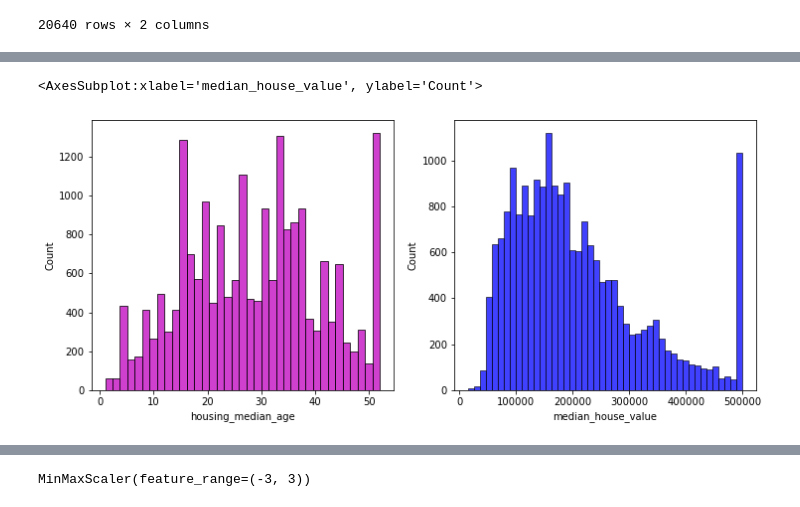
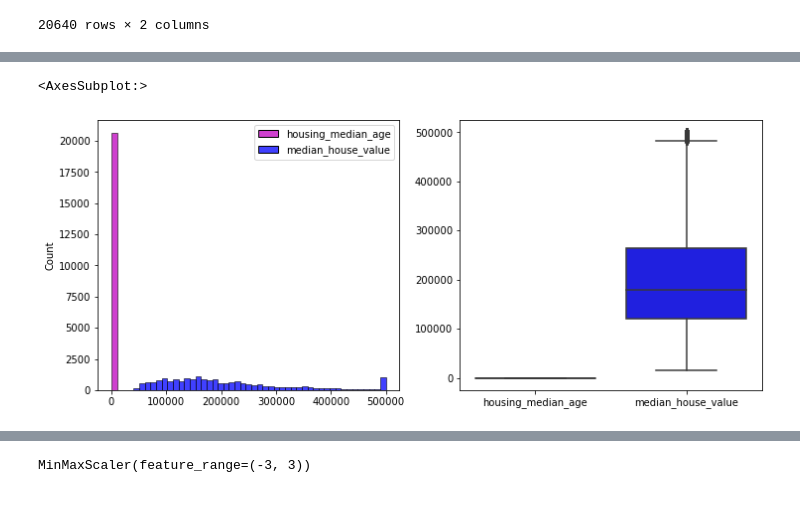
Before and after one commit to ryndovaira-org/data_science_lectures, a Jupyter notebook: 04_data_preparation/lectures/05_standardization_normalization.ipynb, the cells around one changed output, grey strips where cells are left out. Drawn from its saved outputs; the diff is of its cells as text; code cells hidden in the pictures.

```diff
--- a/04_data_preparation/lectures/05_standardization_normalization.ipynb
+++ b/04_data_preparation/lectures/05_standardization_normalization.ipynb
@@ -135,9 +167,11 @@ df[['housing_median_age', 'median_house_value']]
 # %%
 _, axes = plt.subplots(1, 2, figsize=(12, 5))
 
-sns.histplot(df['housing_median_age'], ax=axes[0], color='m')
+sns.histplot(df[['housing_median_age', 'median_house_value']],
+             palette=['m', 'b'], ax=axes[0])
 
-sns.histplot(df['median_house_value'], ax=axes[1], color='b')
+sns.boxplot(data=df[['housing_median_age', 'median_house_value']],
+             palette=['m', 'b'], ax=axes[1])
 # %% [output]
-<AxesSubplot:xlabel='median_house_value', ylabel='Count'>
+<AxesSubplot:>
-[figure, old version]
+[figure, new version]
```
Also changed, not shown: parts of 34 cells of this notebook.
